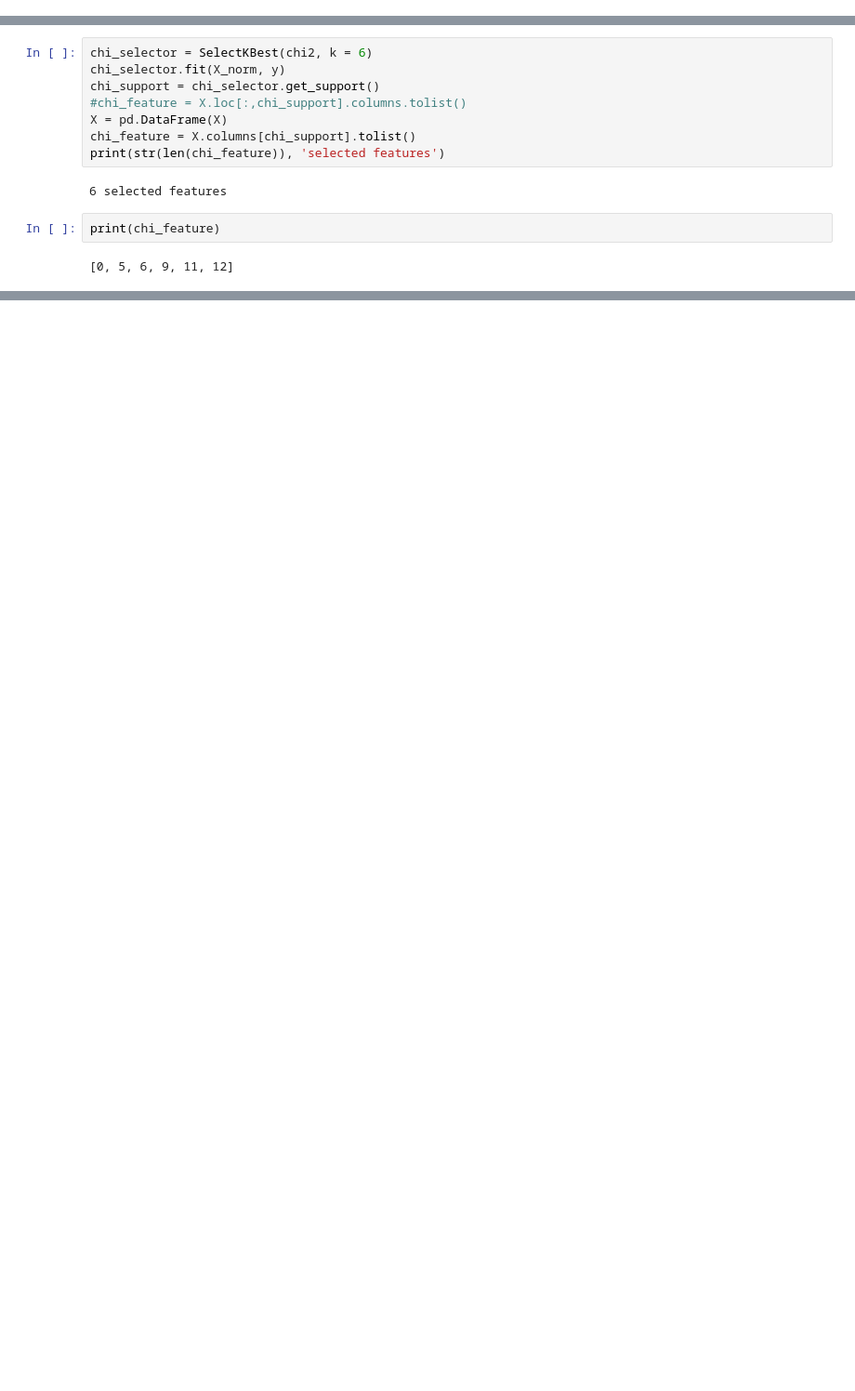
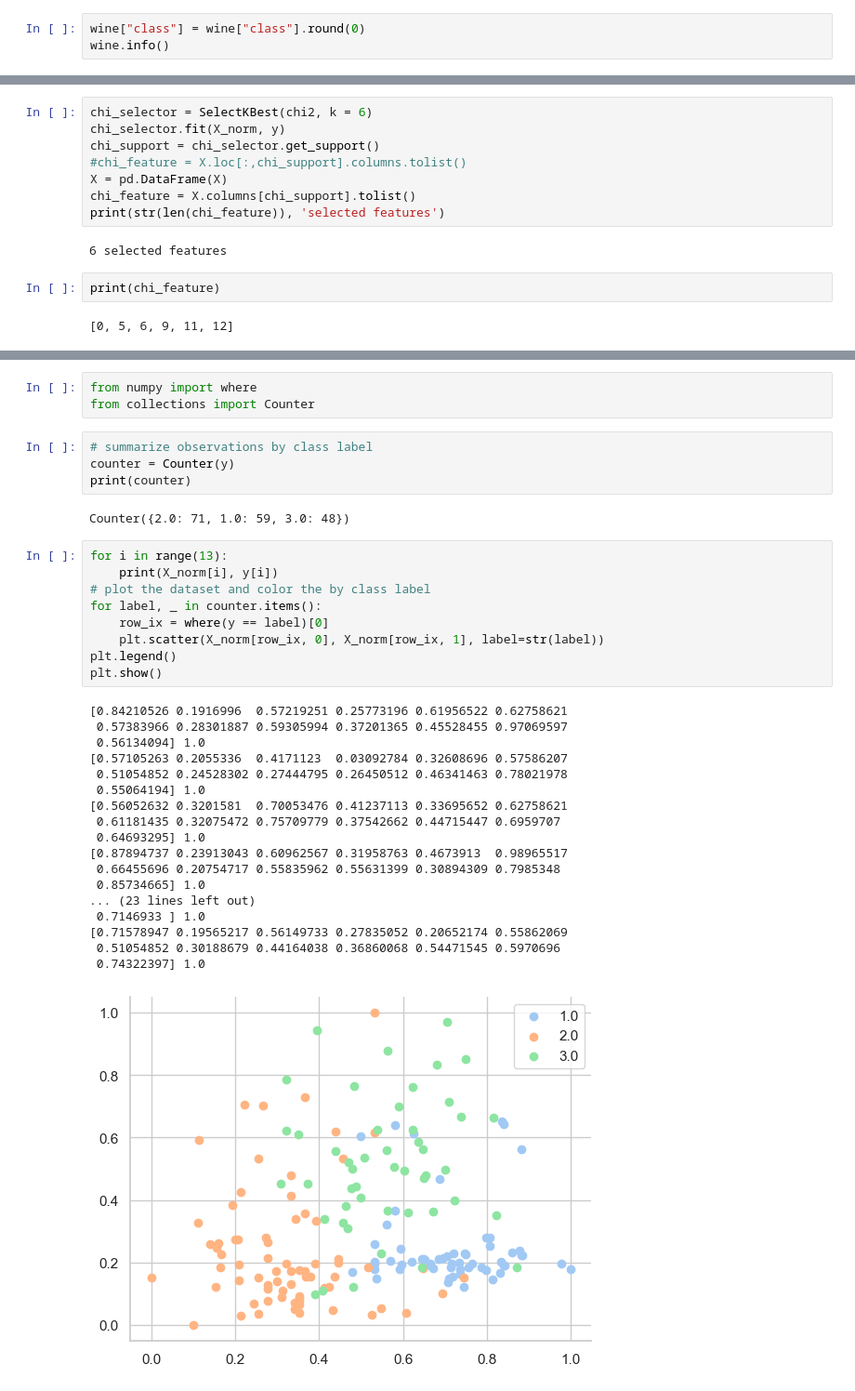
Before and after one commit to alecfei/classification_wine, a Jupyter notebook: wine classification.ipynb, the cells around one changed output, grey strips where cells are left out. Shown at 93% size. Cells and saved outputs as stored; diff of their text form; blank space fills up the shorter version.

```diff
--- a/wine classification.ipynb
+++ b/wine classification.ipynb
@@ -15,0 +36,3 @@ wine.head()
+# %%
+wine["class"] = wine["class"].round(0)
+wine.info()
@@ -102,0 +196,37 @@ print(chi_feature)
+# %%
+from numpy import where
+from collections import Counter
+# %%
+# summarize observations by class label
+counter = Counter(y)
+print(counter)
+# %% [output]
+Counter({2.0: 71, 1.0: 59, 3.0: 48})
+# %%
+for i in range(13):
+    print(X_norm[i], y[i])
+# plot the dataset and color the by class label
+for label, _ in counter.items():
+    row_ix = where(y == label)[0]
+    plt.scatter(X_norm[row_ix, 0], X_norm[row_ix, 1], label=str(label))
+plt.legend()
+plt.show()
+# %% [output]
+[0.84210526 0.1916996  0.57219251 0.25773196 0.61956522 0.62758621
+ 0.57383966 0.28301887 0.59305994 0.37201365 0.45528455 0.97069597
+ 0.56134094] 1.0
+[0.57105263 0.2055336  0.4171123  0.03092784 0.32608696 0.57586207
+ 0.51054852 0.24528302 0.27444795 0.26450512 0.46341463 0.78021978
+ 0.55064194] 1.0
+[0.56052632 0.3201581  0.70053476 0.41237113 0.33695652 0.62758621
+ 0.61181435 0.32075472 0.75709779 0.37542662 0.44715447 0.6959707
+ 0.64693295] 1.0
+[0.87894737 0.23913043 0.60962567 0.31958763 0.4673913  0.98965517
+ 0.66455696 0.20754717 0.55835962 0.55631399 0.30894309 0.7985348
+ 0.85734665] 1.0
+... (23 lines left out)
+ 0.7146933 ] 1.0
+[0.71578947 0.19565217 0.56149733 0.27835052 0.20652174 0.55862069
+ 0.51054852 0.30188679 0.44164038 0.36860068 0.54471545 0.5970696
+ 0.74322397] 1.0
+[figure, added]
```
Also changed, not shown: parts of 19 cells of this notebook.
